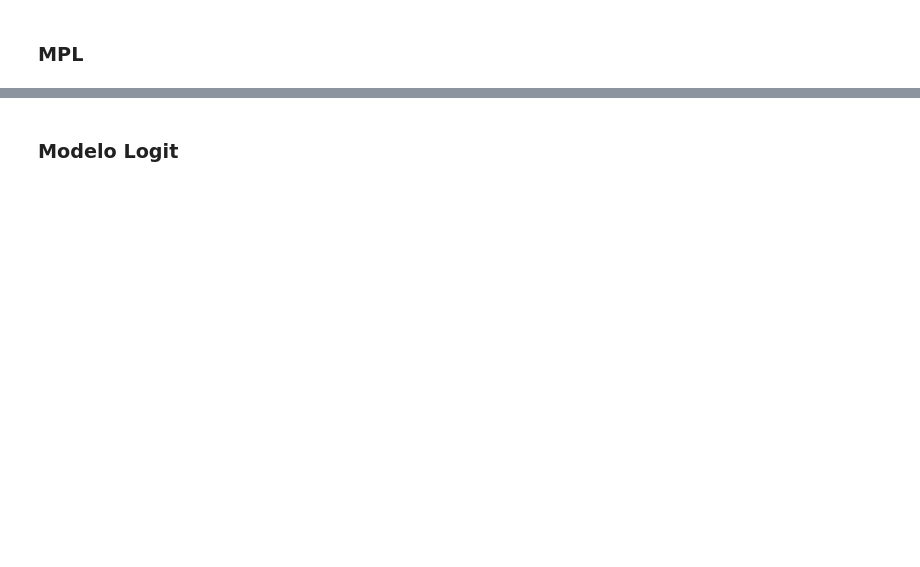
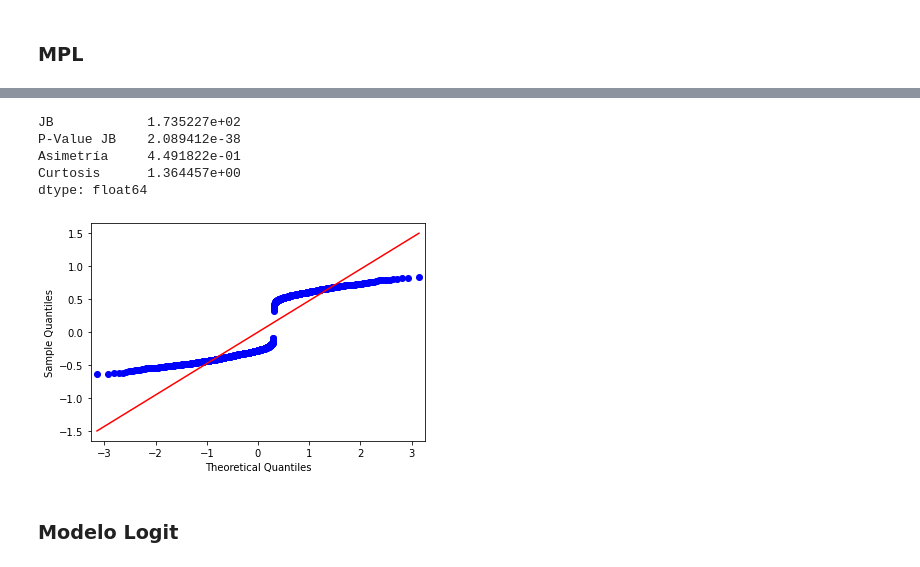
Before and after one commit to JuanAcevedoEcon/Econometria-basica-con-Python, a Jupyter notebook: Scripts/(6) Logit Probit MLP.ipynb, the cells around one changed output, grey strips where cells are left out. Saved outputs shown, nothing was run; the diff lists cells and outputs as text; code cells hidden in the pictures; blank space fills up the shorter version.

```diff
--- a/Scripts/(6) Logit Probit MLP.ipynb
+++ b/Scripts/(6) Logit Probit MLP.ipynb
@@ -24,4 +52,4 @@ X = data[["_____","_____","_____","_____"]]
 # %%
-MLP = sm.OLS(____, sm.____(____))
-resultados_MLP = ____.____
+MLP = sm.OLS(Y, sm.add_constant(X))
+resultados_MLP = MLP.fit()
 print(resultados_MLP.summary())
@@ -33,2 +114,20 @@ prediccion_MLP = pd.________(________, columns = ["Prediccion MLP"])
+# %%
+residuos = resultados_MLP.resid
+resultado_test = sms.jarque_bera(residuos)
+nombres = ["JB","P-Value JB","Asimetría","Curtosis"]
+pd.Series(resultado_test,nombres) # H0 = Normalidad
+# %% [output]
+JB            1.735227e+02
+P-Value JB    2.089412e-38
+Asimetría     4.491822e-01
+Curtosis      1.364457e+00
+dtype: float64
+# %%
+fig, ax = plt.subplots()
+probplot = sm.ProbPlot(residuos)
+probplot.qqplot(line="s", ax = ax)
+plt.show()
+# %% [output]
+[figure, added]
 # %% [markdown]
 ### Modelo Logit
```
Also changed, not shown: parts of 29 cells of this notebook, 1 other file.
